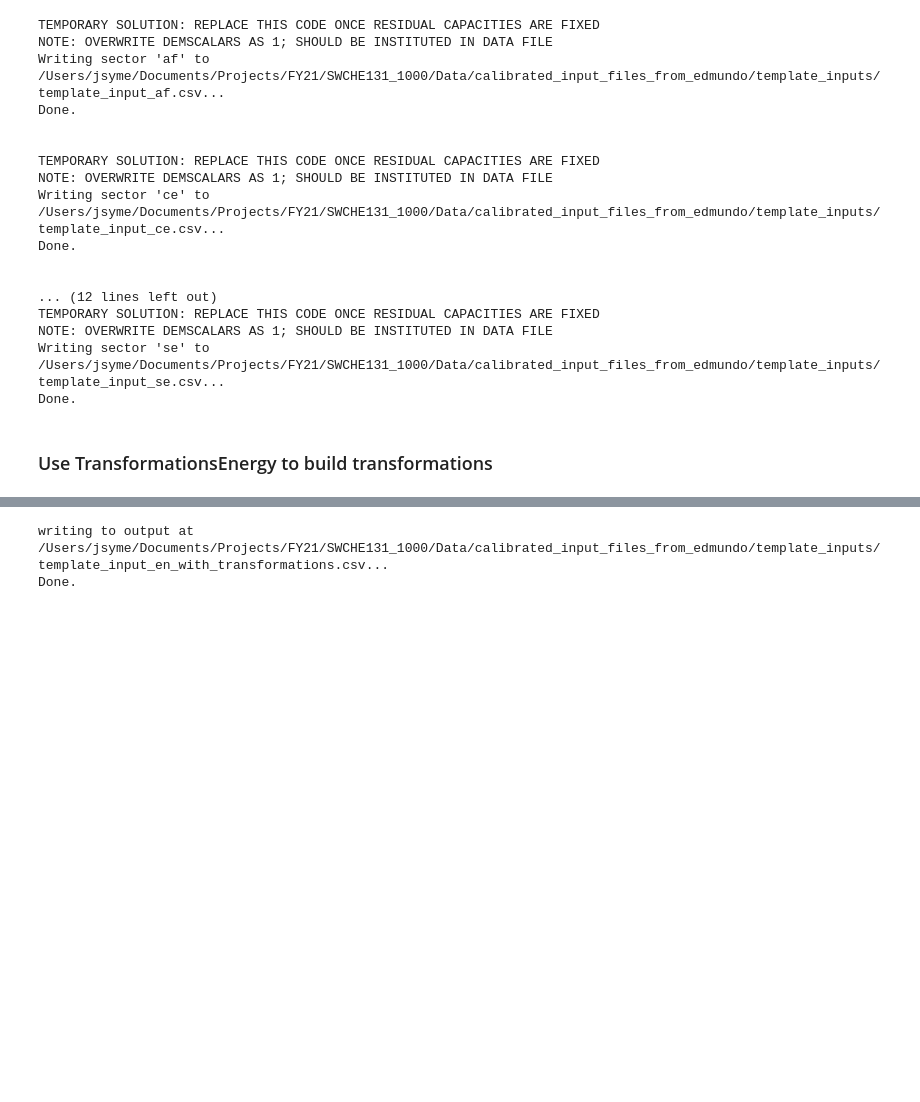
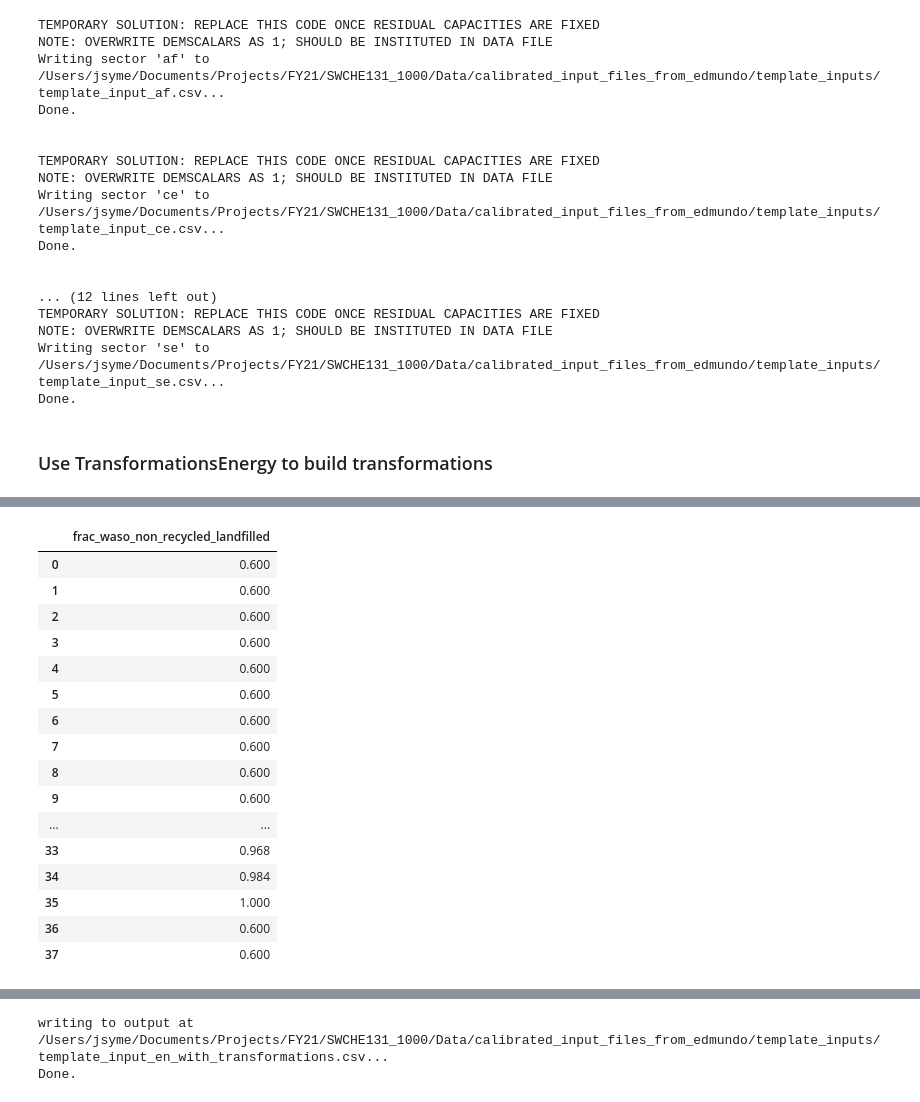
Before and after one commit to jarojasag/lac_decarbonization, a Jupyter notebook: python/build_transformations_energy.ipynb, the cells around one changed output, grey strips where cells are left out. Saved outputs shown, nothing was run; the diff lists cells and outputs as text; code cells hidden in the pictures; blank space fills up the shorter version.

```diff
--- a/python/build_transformations_energy.ipynb
+++ b/python/build_transformations_energy.ipynb
@@ -1265,0 +1289,35 @@ transformations_energy = dte.TransformationsEnergy(
+# %%
+
+df_out = tbc.transformation_waso_increase_landfilling(
+    df_input,
+    1.0,
+    transformations_circular_economy.vec_implementation_ramp,
+    transformations_circular_economy.model_attributes,
+    field_region = transformations_circular_economy.key_region,
+    model_circecon = transformations_circular_economy.model_circecon,
+    strategy_id = 0
+)
+
+
+sa.model_attributes.get_standard_variables(
+    df_out,
+    model_circecon.modvar_waso_frac_nonrecycled_landfill
+).iloc[0:38]
+# %% [output]
+|  | frac_waso_non_recycled_landfilled |
+| 0 | 0.600 |
+| 1 | 0.600 |
+| 2 | 0.600 |
+| 3 | 0.600 |
+| 4 | 0.600 |
+| 5 | 0.600 |
+| 6 | 0.600 |
+| 7 | 0.600 |
+| 8 | 0.600 |
+| 9 | 0.600 |
+| ... | ... |
+| 33 | 0.968 |
+| 34 | 0.984 |
+| 35 | 1.000 |
+| 36 | 0.600 |
+| 37 | 0.600 |
```
Also changed, not shown: parts of 13 cells of this notebook, 14 other files.
